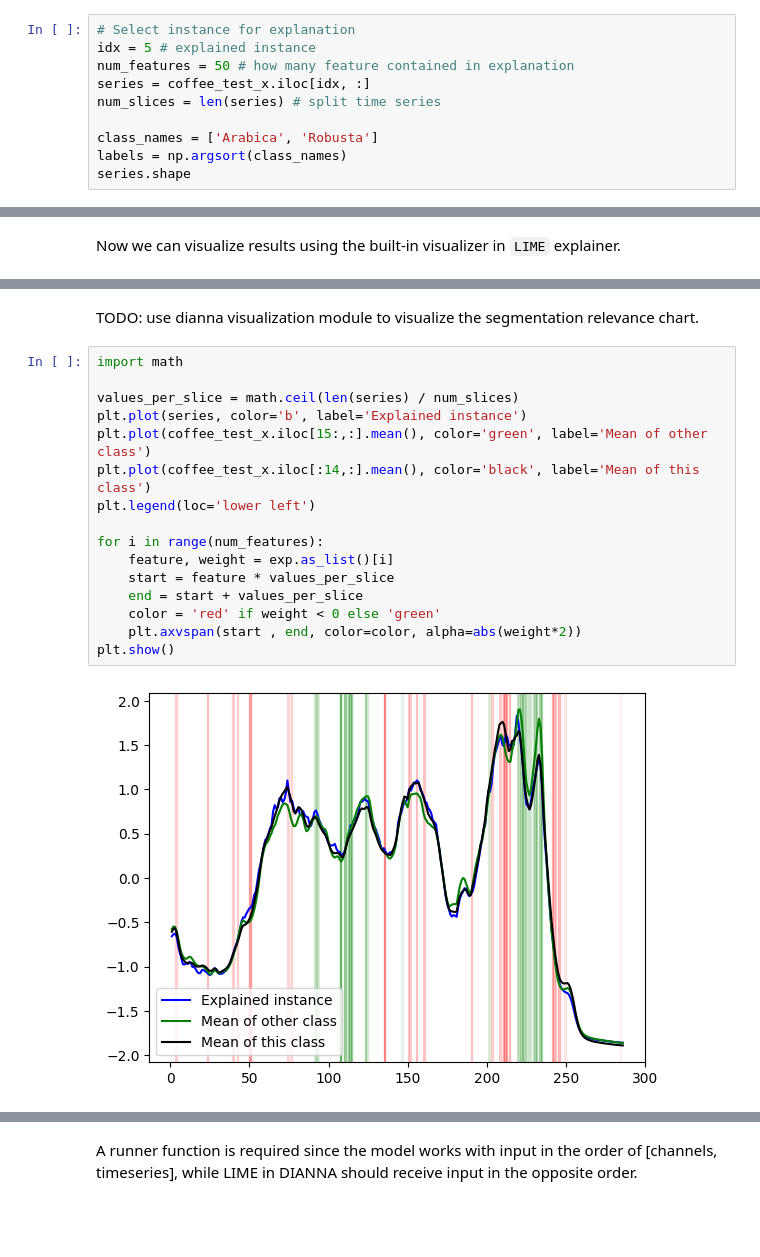
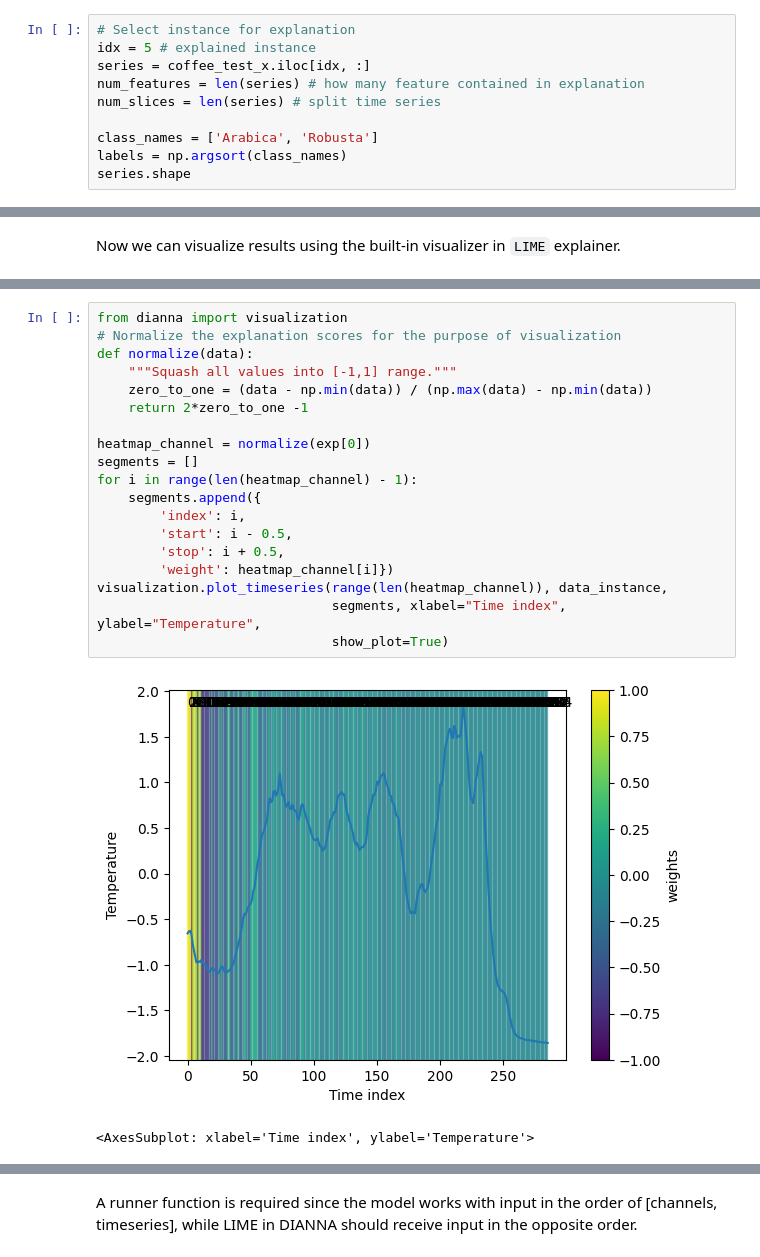
Before and after one commit to dianna-ai/dianna, a Jupyter notebook: tutorials/lime_timeseries_coffee.ipynb, the cells around one changed output, grey strips where cells are left out. Cells and saved outputs as stored; diff of their text form; blank space fills up the shorter version.

```diff
--- a/tutorials/lime_timeseries_coffee.ipynb
+++ b/tutorials/lime_timeseries_coffee.ipynb
@@ -59,8 +59,8 @@ An instance is selected for explanation.
 # %%
 # Select instance for explanation
 idx = 5 # explained instance
-num_features = 50 # how many feature contained in explanation
 series = coffee_test_x.iloc[idx, :]
+num_features = len(series) # how many feature contained in explanation
 num_slices = len(series) # split time series
 
 class_names = ['Arabica', 'Robusta']
@@ -95,22 +89,24 @@ exp.as_pyplot_figure()
-# %% [markdown]
-TODO: use dianna visualization module to visualize the segmentation relevance chart.
-# %%
-import math
-
-values_per_slice = math.ceil(len(series) / num_slices)
-plt.plot(series, color='b', label='Explained instance')
-plt.plot(coffee_test_x.iloc[15:,:].mean(), color='green', label='Mean of other class')
-plt.plot(coffee_test_x.iloc[:14,:].mean(), color='black', label='Mean of this class')
-plt.legend(loc='lower left')
-
-for i in range(num_features):
-    feature, weight = exp.as_list()[i]
-    start = feature * values_per_slice
-    end = start + values_per_slice
-    color = 'red' if weight < 0 else 'green'
-    plt.axvspan(start , end, color=color, alpha=abs(weight*2))
-plt.show()
-# %% [output]
-[figure, removed]
+# %%
+from dianna import visualization
+# Normalize the explanation scores for the purpose of visualization
+def normalize(data):
+    """Squash all values into [-1,1] range."""
+    zero_to_one = (data - np.min(data)) / (np.max(data) - np.min(data))
+    return 2*zero_to_one -1
+
+heatmap_channel = normalize(exp[0])
+segments = []
+for i in range(len(heatmap_channel) - 1):
+    segments.append({
+        'index': i,
+        'start': i - 0.5,
+        'stop': i + 0.5,
+        'weight': heatmap_channel[i]})
+visualization.plot_timeseries(range(len(heatmap_channel)), data_instance,
+                              segments, xlabel="Time index", ylabel="Temperature",
+                              show_plot=True)
+# %% [output]
+[figure, added]
+<AxesSubplot: xlabel='Time index', ylabel='Temperature'>
 # %% [markdown]
 #### 4- Experiment with ONNX
```
Also changed, not shown: parts of 13 cells of this notebook, 4 other files.
